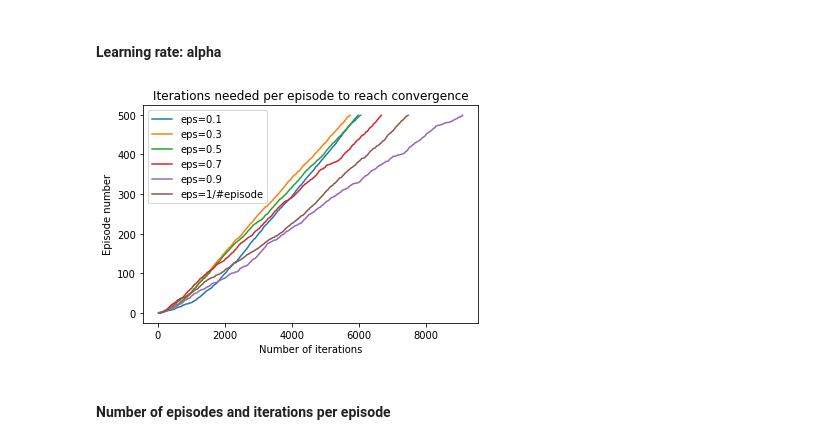
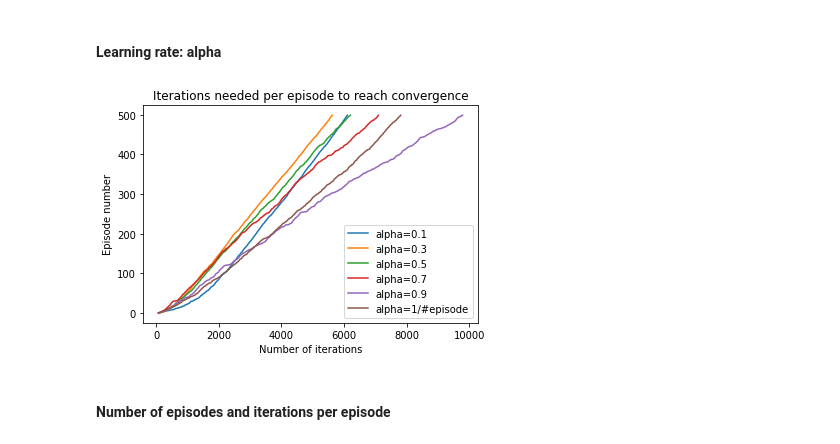
Before and after one commit to AlejandroSantorum/MPhil_MLMI_Cambridge, a Jupyter notebook: MLMI7-Reinforcement_Learning/Practical/code/coursework.ipynb, the cells around one changed output. Cells and saved outputs as stored; diff of their text form; code cells hidden in the pictures.

```diff
--- a/MLMI7-Reinforcement_Learning/Practical/code/coursework.ipynb
+++ b/MLMI7-Reinforcement_Learning/Practical/code/coursework.ipynb
@@ -131,21 +131,21 @@ plt.show()
 # %%
 model = Model(small_world)
 n_episodes = 500
 maxit = 100
 
 for alpha in [0.1, 0.3, 0.5, 0.7, 0.9]:
     V, pi, cum_r, cum_iter = sarsa(model, n_episodes=n_episodes, maxit=maxit, alpha=alpha, decay_alpha=False)
-    plt.plot(cum_iter, range(n_episodes), label='eps='+str(alpha))
+    plt.plot(cum_iter, range(n_episodes), label='alpha='+str(alpha))
 V, pi, cum_r, cum_iter = sarsa(model, n_episodes=n_episodes, maxit=maxit, decay_alpha=True)
-plt.plot(cum_iter, range(n_episodes), label='eps=1/#episode')
+plt.plot(cum_iter, range(n_episodes), label='alpha=1/#episode')
 
 plt.title("Iterations needed per episode to reach convergence")
 plt.xlabel("Number of iterations")
 plt.ylabel("Episode number")
 plt.legend()
 plt.show()
 # %% [output]
-[figure, old version]
+[figure, new version]
 # %% [markdown]
 #### Number of episodes and iterations per episode
 # %%
```
Also changed, not shown: parts of 1 cell of this notebook, 4 other files.
